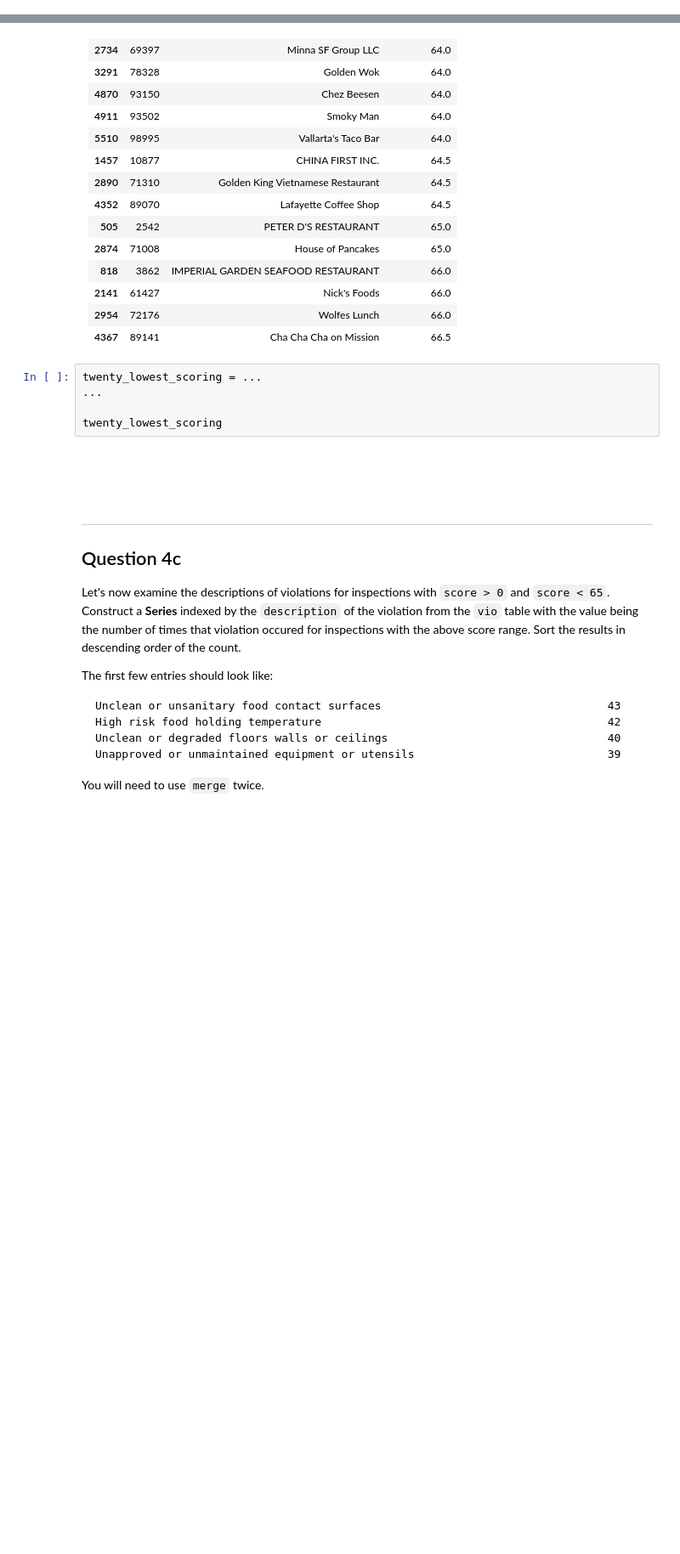
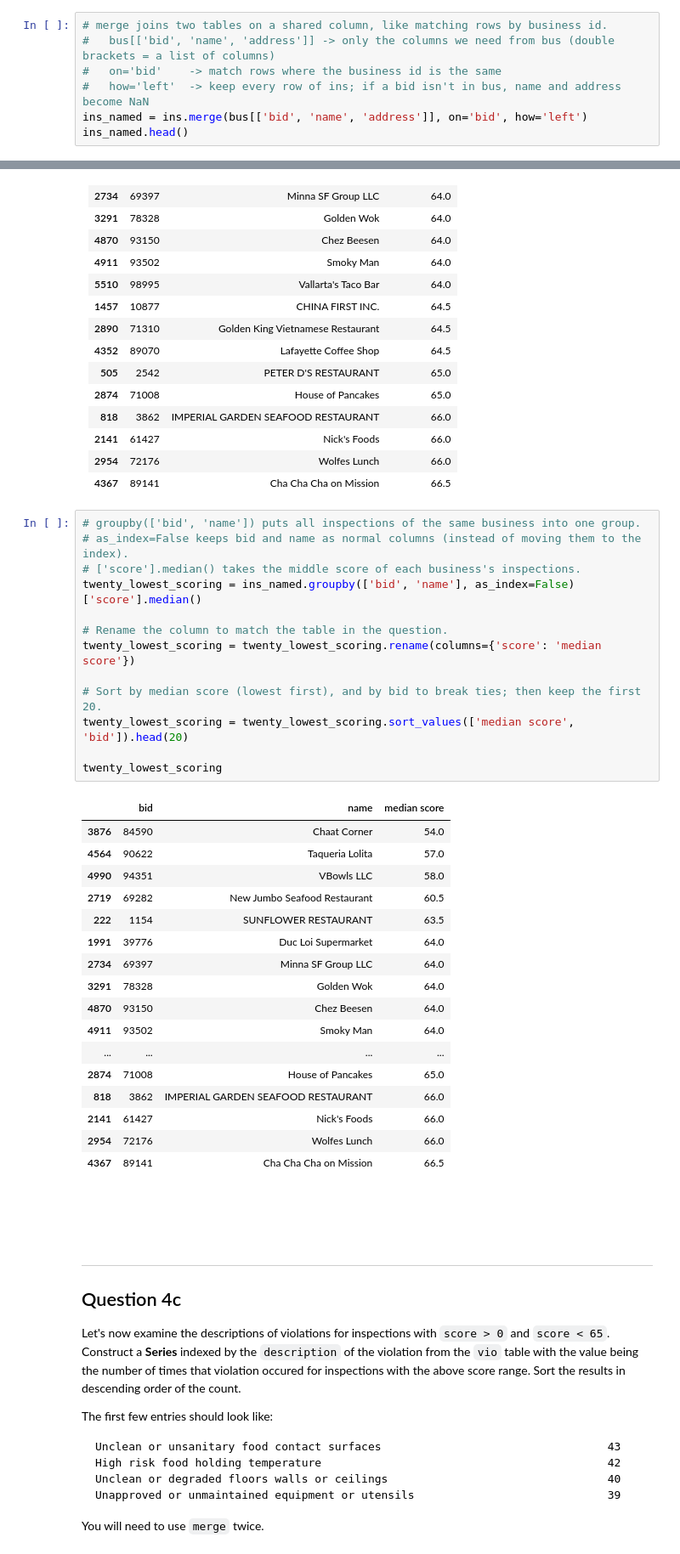
Before and after one commit to sondreNodenes/stat4710J-data-science, a Jupyter notebook: exercise2/lab.ipynb, the cells around one changed output, grey strips where cells are left out. Shown at 85% size. Cells and saved outputs as stored; diff of their text form; blank space fills up the shorter version.

Commit message:
question3and4

```diff
--- a/exercise2/lab.ipynb
+++ b/exercise2/lab.ipynb
@@ -686,0 +884,7 @@ ins_named.head()
+# %%
+# merge joins two tables on a shared column, like matching rows by business id.
+#   bus[['bid', 'name', 'address']] -> only the columns we need from bus (double brackets = a list of columns)
+#   on='bid'    -> match rows where the business id is the same
+#   how='left'  -> keep every row of ins; if a bid isn't in bus, name and address become NaN
+ins_named = ins.merge(bus[['bid', 'name', 'address']], on='bid', how='left')
+ins_named.head()
@@ -704,11 +915,37 @@ BEGIN QUESTION
 name: q4b
 points: 3
 -->
-# %%
-twenty_lowest_scoring = ...
-...
-
-twenty_lowest_scoring
+# %%
+# groupby(['bid', 'name']) puts all inspections of the same business into one group.
+# as_index=False keeps bid and name as normal columns (instead of moving them to the index).
+# ['score'].median() takes the middle score of each business's inspections.
+twenty_lowest_scoring = ins_named.groupby(['bid', 'name'], as_index=False)['score'].median()
+
+# Rename the column to match the table in the question.
+twenty_lowest_scoring = twenty_lowest_scoring.rename(columns={'score': 'median score'})
+
+# Sort by median score (lowest first), and by bid to break ties; then keep the first 20.
+twenty_lowest_scoring = twenty_lowest_scoring.sort_values(['median score', 'bid']).head(20)
+
+twenty_lowest_scoring
+# %% [output]
+|  | bid | name | median score |
+| 3876 | 84590 | Chaat Corner | 54.0 |
+| 4564 | 90622 | Taqueria Lolita | 57.0 |
+| 4990 | 94351 | VBowls LLC | 58.0 |
+| 2719 | 69282 | New Jumbo Seafood Restaurant | 60.5 |
+| 222 | 1154 | SUNFLOWER RESTAURANT | 63.5 |
+| 1991 | 39776 | Duc Loi Supermarket | 64.0 |
+| 2734 | 69397 | Minna SF Group LLC | 64.0 |
+| 3291 | 78328 | Golden Wok | 64.0 |
+| 4870 | 93150 | Chez Beesen | 64.0 |
+| 4911 | 93502 | Smoky Man | 64.0 |
+| ... | ... | ... | ... |
+| 2874 | 71008 | House of Pancakes | 65.0 |
+| 818 | 3862 | IMPERIAL GARDEN SEAFOOD RESTAURANT | 66.0 |
+| 2141 | 61427 | Nick's Foods | 66.0 |
+| 2954 | 72176 | Wolfes Lunch | 66.0 |
+| 4367 | 89141 | Cha Cha Cha on Mission | 66.5 |
 # %% [markdown]
 <br/><br/><br/>
 
```
Also changed, not shown: parts of 46 cells of this notebook.
